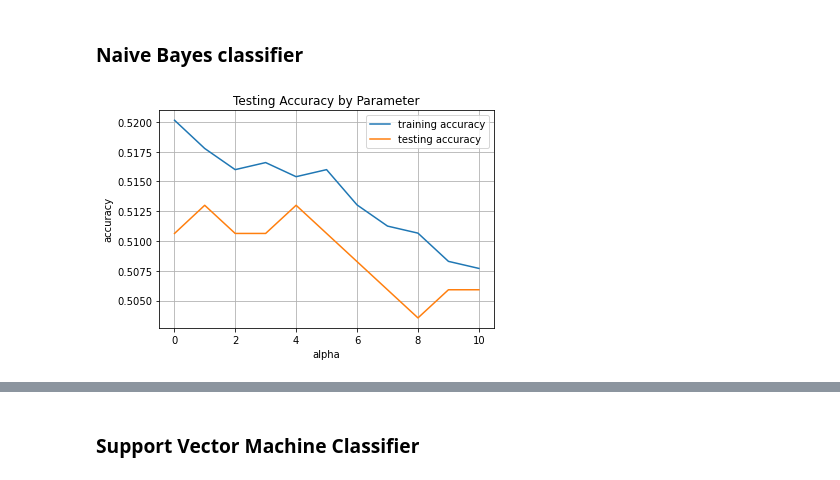
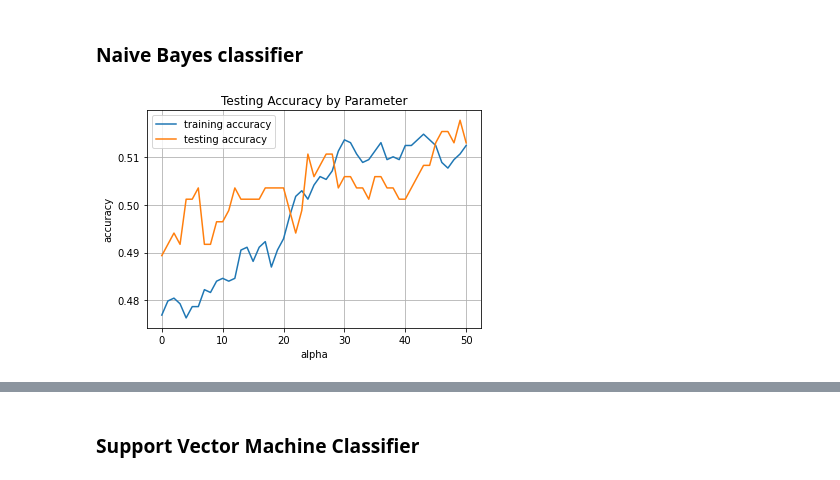
Before and after one commit to icesupakorn/Learning-from-data, a Jupyter notebook: Obesity_risk_factors_classification.ipynb, the cells around one changed output, grey strips where cells are left out. Cells and saved outputs as stored; diff of their text form; code cells hidden in the pictures.

```diff
--- a/Obesity_risk_factors_classification.ipynb
+++ b/Obesity_risk_factors_classification.ipynb
@@ -166,31 +166,31 @@ Name: NObeyesdad, dtype: object
 ## Classification
 # %%
 # creating a train test split
-X_train, X_test, y_train, y_test = train_test_split(variables, classes, test_size=0.2, random_state=0)
+X_train, X_test, y_train, y_test = train_test_split(variables, classes, test_size=0.2, random_state=0, stratify=classes)
 # %% [markdown]
 ### Naive Bayes classifier
 # %%
 # mapping out the effect of parameters to accuracy
 training_accuracy = []
 testing_accuracy = []
-alphas = [0.01, 1, 2, 3, 4, 5, 6, 7, 8, 9, 10]
+alphas = range(0,51)
 for i in alphas:
-    classifier = naive_bayes.MultinomialNB(alpha=i)
+    classifier = naive_bayes.MultinomialNB(alpha=i, fit_prior=False)
     classifier.fit(X_train, y_train)
     training_accuracy.append(accuracy_score(y_train,
                                             classifier.predict(X_train)))
     testing_accuracy.append(accuracy_score(y_test,
                                            classifier.predict(X_test)))
 plt.figure()
 plt.plot(alphas, training_accuracy, label='training accuracy')
 plt.plot(alphas, testing_accuracy,
              label='testing accuracy')
 plt.title('Testing Accuracy by Parameter')
 plt.xlabel('alpha')
 plt.ylabel('accuracy')
 plt.legend()
 plt.grid()
 # %% [output]
-[figure, old version]
+[figure, new version]
 # %%
 #creating a classifier
```
Also changed, not shown: parts of 17 cells of this notebook.
